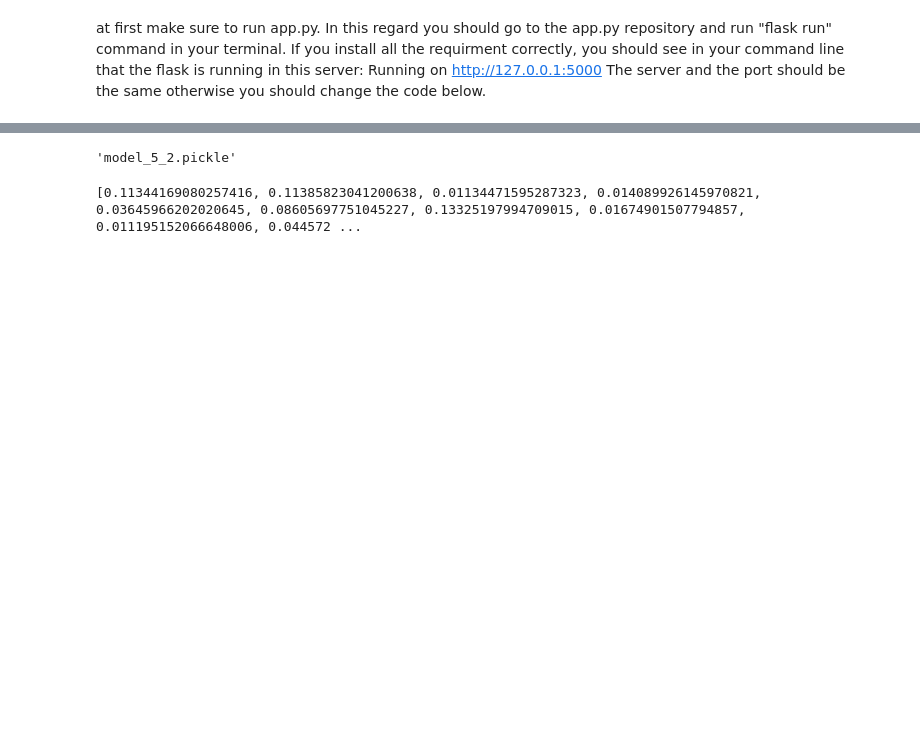
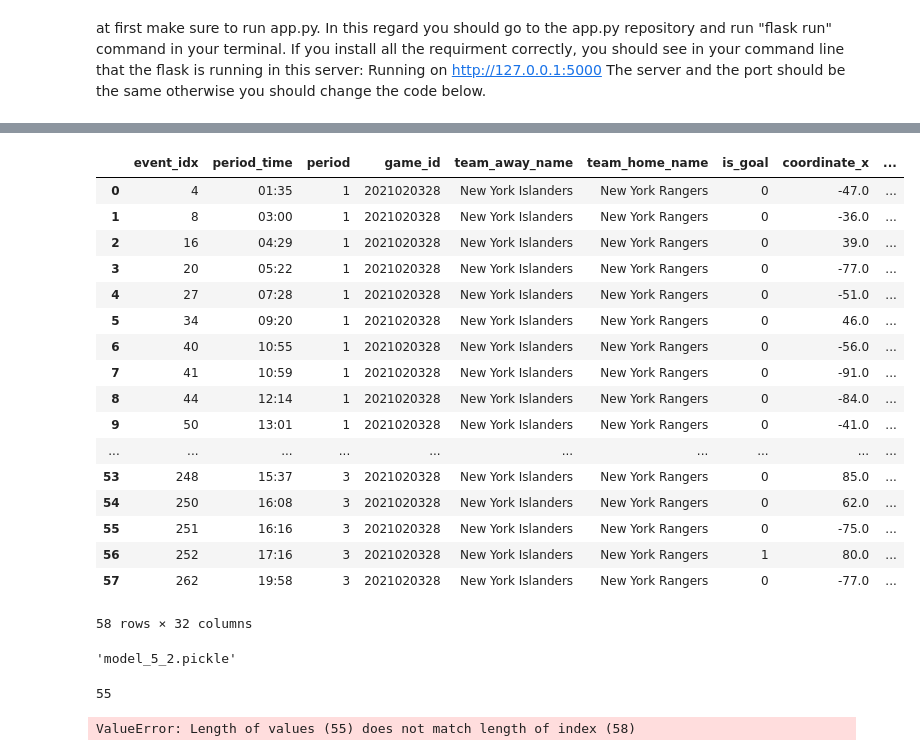
Before and after one commit to mina-parham/IFT6758-docker-project, a Jupyter notebook: ift6758/ift6758/client/test.ipynb, the cells around one changed output, grey strips where cells are left out. Cells and saved outputs as stored; diff of their text form; code cells hidden in the pictures; blank space fills up the shorter version.

Commit message:
Updated the streamlit app, dockerfile, requirements and the notebook to display the error

```diff
--- a/ift6758/ift6758/client/test.ipynb
+++ b/ift6758/ift6758/client/test.ipynb
@@ -25,4 +25,25 @@ df.head()
 5 rows × 32 columns
+# %%
+df
+# %% [output]
+|  | event_idx | period_time | period | game_id | team_away_name | team_home_name | is_goal | coordinate_x | ... |
+| 0 | 4 | 01:35 | 1 | 2021020328 | New York Islanders | New York Rangers | 0 | -47.0 | ... |
+| 1 | 8 | 03:00 | 1 | 2021020328 | New York Islanders | New York Rangers | 0 | -36.0 | ... |
+| 2 | 16 | 04:29 | 1 | 2021020328 | New York Islanders | New York Rangers | 0 | 39.0 | ... |
+| 3 | 20 | 05:22 | 1 | 2021020328 | New York Islanders | New York Rangers | 0 | -77.0 | ... |
+| 4 | 27 | 07:28 | 1 | 2021020328 | New York Islanders | New York Rangers | 0 | -51.0 | ... |
+| 5 | 34 | 09:20 | 1 | 2021020328 | New York Islanders | New York Rangers | 0 | 46.0 | ... |
+| 6 | 40 | 10:55 | 1 | 2021020328 | New York Islanders | New York Rangers | 0 | -56.0 | ... |
+| 7 | 41 | 10:59 | 1 | 2021020328 | New York Islanders | New York Rangers | 0 | -91.0 | ... |
+| 8 | 44 | 12:14 | 1 | 2021020328 | New York Islanders | New York Rangers | 0 | -84.0 | ... |
+| 9 | 50 | 13:01 | 1 | 2021020328 | New York Islanders | New York Rangers | 0 | -41.0 | ... |
+| ... | ... | ... | ... | ... | ... | ... | ... | ... | ... |
+| 53 | 248 | 15:37 | 3 | 2021020328 | New York Islanders | New York Rangers | 0 | 85.0 | ... |
+| 54 | 250 | 16:08 | 3 | 2021020328 | New York Islanders | New York Rangers | 0 | 62.0 | ... |
+| 55 | 251 | 16:16 | 3 | 2021020328 | New York Islanders | New York Rangers | 0 | -75.0 | ... |
+| 56 | 252 | 17:16 | 3 | 2021020328 | New York Islanders | New York Rangers | 1 | 80.0 | ... |
+| 57 | 262 | 19:58 | 3 | 2021020328 | New York Islanders | New York Rangers | 0 | -77.0 | ... |
+58 rows × 32 columns
 # %%
 # from serving_clinet import ServingClient
 # %%
@@ -34,6 +55,10 @@ sc.download_registry_model(workspace='ift-6758-2', model='xgb-model-5-2-pickle',
 # %%
 d = sc.predict(df)
 # %%
-print(d)
+print(len(d))
 # %% [output]
-[0.11344169080257416, 0.11385823041200638, 0.01134471595287323, 0.014089926145970821, 0.03645966202020645, 0.08605697751045227, 0.13325197994709015, 0.01674901507794857, 0.011195152066648006, 0.044572 ...
+55
+# %%
+df['xg'] = d
+# %% [output]
+ValueError: Length of values (55) does not match length of index (58)
```
Also changed, not shown: parts of 5 cells of this notebook, 4 other files.
